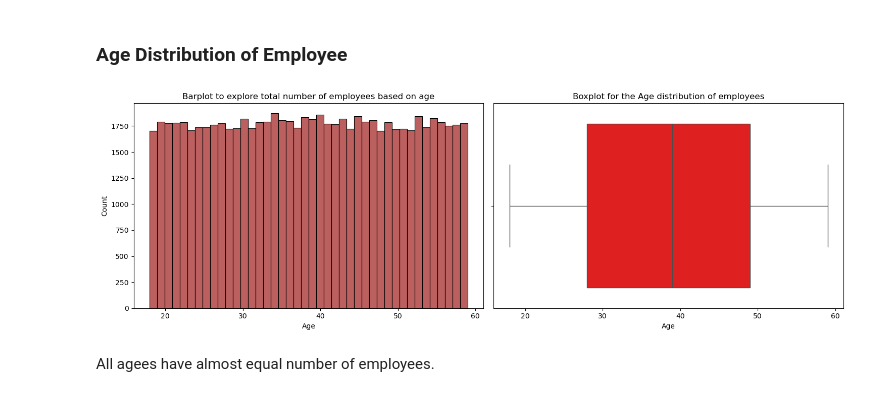
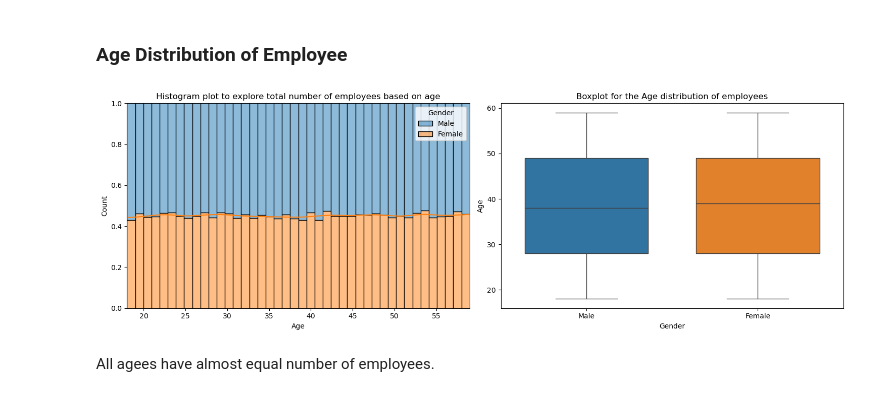
Before and after one commit to buddhathapa12/employment_attrition_analysis, a Jupyter notebook: employment_attrition.ipynb, the cells around one changed output. Drawn from its saved outputs; the diff is of its cells as text; code cells hidden in the pictures.

```diff
--- a/employment_attrition.ipynb
+++ b/employment_attrition.ipynb
@@ -88,17 +88,15 @@ This shows company has higher number of male than female.
 # %% [markdown]
 ### Age Distribution of Employee
 # %%
-# plt.figure(figsize=(12,5))
 fig, axs= plt.subplots(1, 2, figsize= (15, 5))
-sns.histplot(data= employee_df, x= "Age", color= "brown", ax= axs[0])
-axs[0].set_title("Barplot to explore total number of employees based on age")
+sns.histplot(data= employee_df, x= "Age", hue= "Gender", kde= True, legend= True,  multiple="stack", ax= axs[0])
+axs[0].set_title("Histogram plot to explore total number of employees based on age")
 
-sns.boxplot(data= employee_df, x= "Age", ax= axs[1], color= "red")
+sns.boxplot(data= employee_df, x= "Gender", hue="Gender", y= "Age", gap=0.1, ax= axs[1])
 axs[1].set_title("Boxplot for the Age distribution of employees")
 plt.tight_layout()
 plt.show()
-# sns.histplot(data= employee_df, x= "Age", bins= 40)
 # %% [output]
-[figure, old version]
+[figure, new version]
 # %% [markdown]
 All agees have almost equal number of employees.
```
Also changed, not shown: parts of 7 cells of this notebook.
